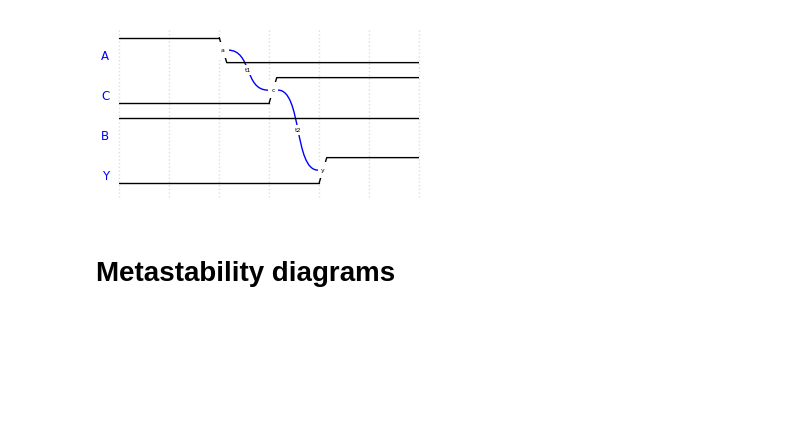
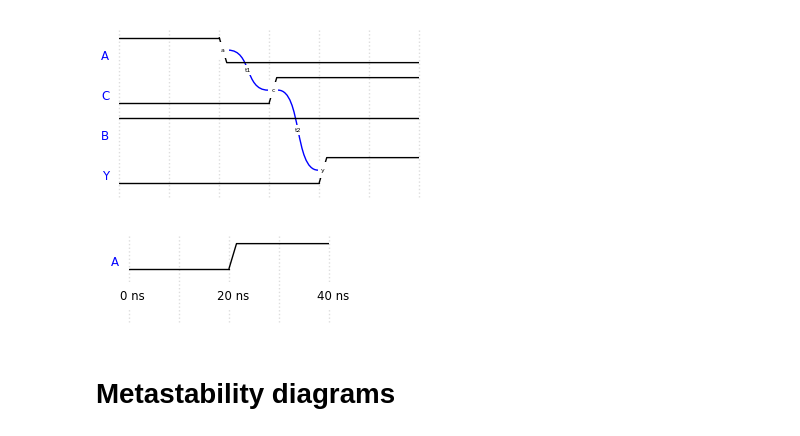
Before and after one commit to fys4220/fys4220.github.io, a Jupyter notebook: fys4220-jbook/graphics/graphics.ipynb, the cells around one changed output. Drawn from its saved outputs; the diff is of its cells as text; code cells hidden in the pictures; blank space fills up the shorter version.

Commit message:
Updated metastability and various graphics

```diff
--- a/fys4220-jbook/graphics/graphics.ipynb
+++ b/fys4220-jbook/graphics/graphics.ipynb
@@ -35,6 +35,25 @@ d.save(filename+".svg")
 os.system('rsvg-convert -h 400 ' + filename + '.svg > ' + filename + '.png');
 # %% [output]
 [figure]
+# %%
+filename="vhdl_testbench_wavedrom_basic"
+with schemdraw.Drawing() as d:
+    d += logic.TimingDiagram.from_json('''
+{signal: [
+  {name: 'A', wave: '0.1.' },
+  {node: 'a.b.c'},
+],
+  config: {
+  hscale: 1
+  },
+ edge: ["a 0 ns", "b 20 ns", "c 40 ns"]
+}''',
+ygap=0.3,  grid=True, fontsize=10, nodesize=10
+)
+d.save(filename+".svg")
+os.system('rsvg-convert -h 400 ' + filename + '.svg > ' + filename + '.png');
+# %% [output]
+[figure, added]
 # %% [markdown]
 # Metastability diagrams
 # %%
```
Also changed, not shown: parts of 1 cell of this notebook, 46 other files.
